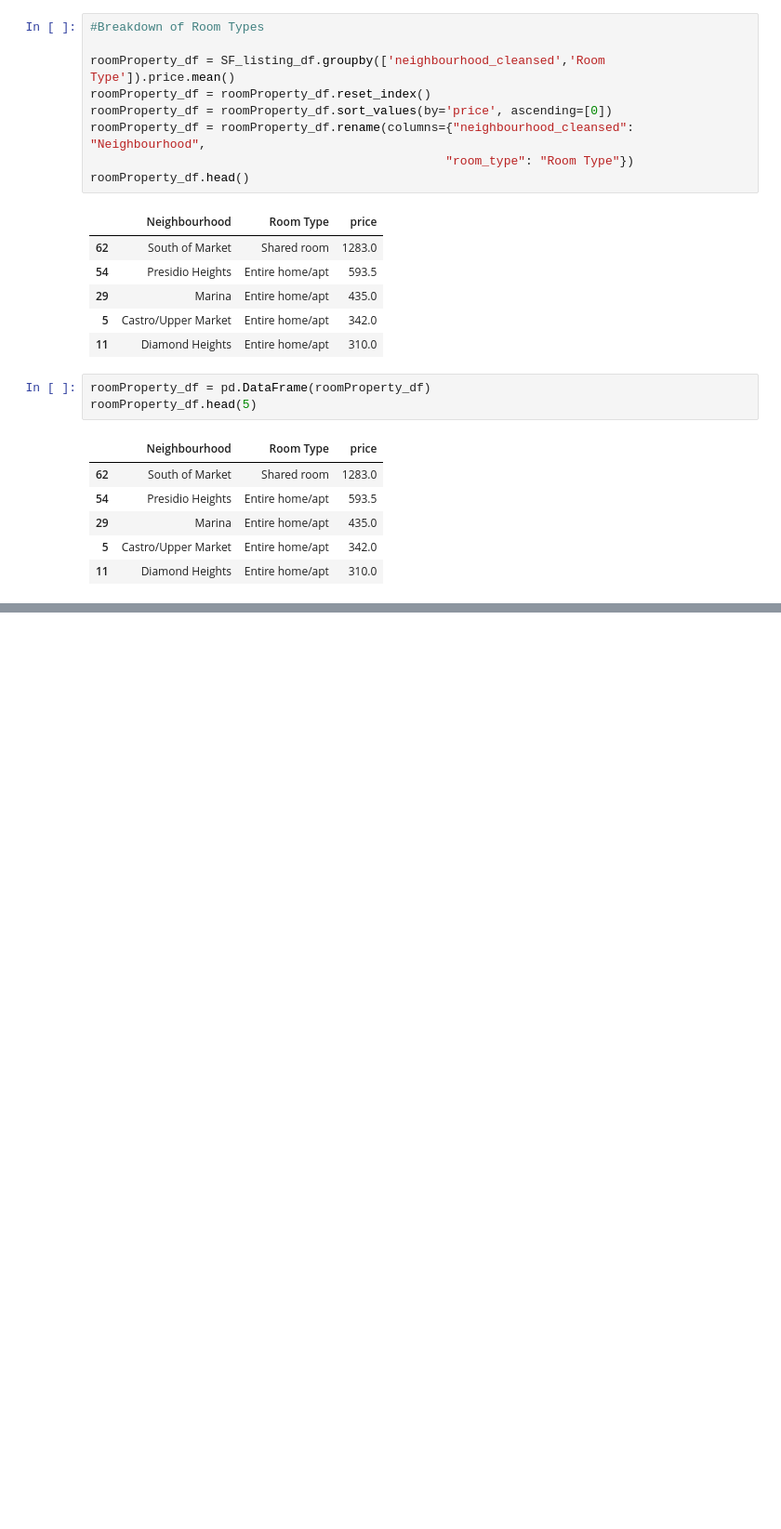
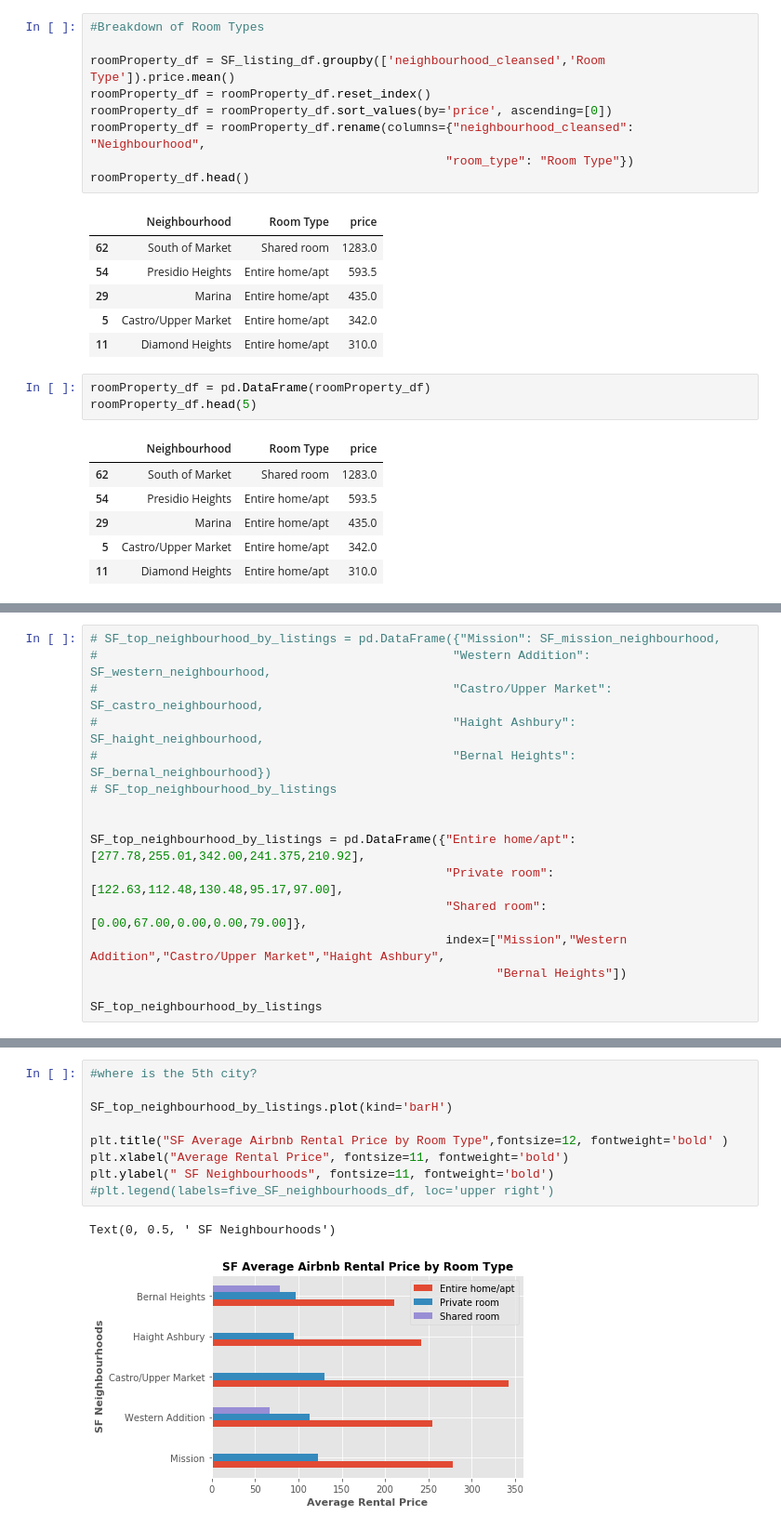
Before and after one commit to areselian/Project1_Group2, a Jupyter notebook: SF Airbnb Rental Prices Analysis.ipynb, the cells around one changed output, grey strips where cells are left out. Shown at 93% size. Saved outputs shown, nothing was run; the diff lists cells and outputs as text; blank space fills up the shorter version.

```diff
--- a/SF Airbnb Rental Prices Analysis.ipynb
+++ b/SF Airbnb Rental Prices Analysis.ipynb
@@ -338,0 +397,16 @@ SF_listing_pivot.head()
+# %%
+# SF_top_neighbourhood_by_listings = pd.DataFrame({"Mission": SF_mission_neighbourhood,
+#                                                 "Western Addition": SF_western_neighbourhood,
+#                                                 "Castro/Upper Market": SF_castro_neighbourhood,
+#                                                 "Haight Ashbury": SF_haight_neighbourhood,
+#                                                 "Bernal Heights": SF_bernal_neighbourhood})
+# SF_top_neighbourhood_by_listings
+
+
+SF_top_neighbourhood_by_listings = pd.DataFrame({"Entire home/apt":[277.78,255.01,342.00,241.375,210.92],
+                                                 "Private room":[122.63,112.48,130.48,95.17,97.00],
+                                                 "Shared room": [0.00,67.00,0.00,0.00,79.00]},
+                                                 index=["Mission","Western Addition","Castro/Upper Market","Haight Ashbury",
+                                                        "Bernal Heights"])
+
+SF_top_neighbourhood_by_listings
@@ -338,0 +430,12 @@ SF_listing_pivot.head()
+# %%
+#where is the 5th city?
+
+SF_top_neighbourhood_by_listings.plot(kind='barH')
+
+plt.title("SF Average Airbnb Rental Price by Room Type",fontsize=12, fontweight='bold' )
+plt.xlabel("Average Rental Price", fontsize=11, fontweight='bold')
+plt.ylabel(" SF Neighbourhoods", fontsize=11, fontweight='bold')
+#plt.legend(labels=five_SF_neighbourhoods_df, loc='upper right')
+# %% [output]
+Text(0, 0.5, ' SF Neighbourhoods')
+[figure, added]
```
Also changed, not shown: parts of 20 cells of this notebook, 1 other file.
